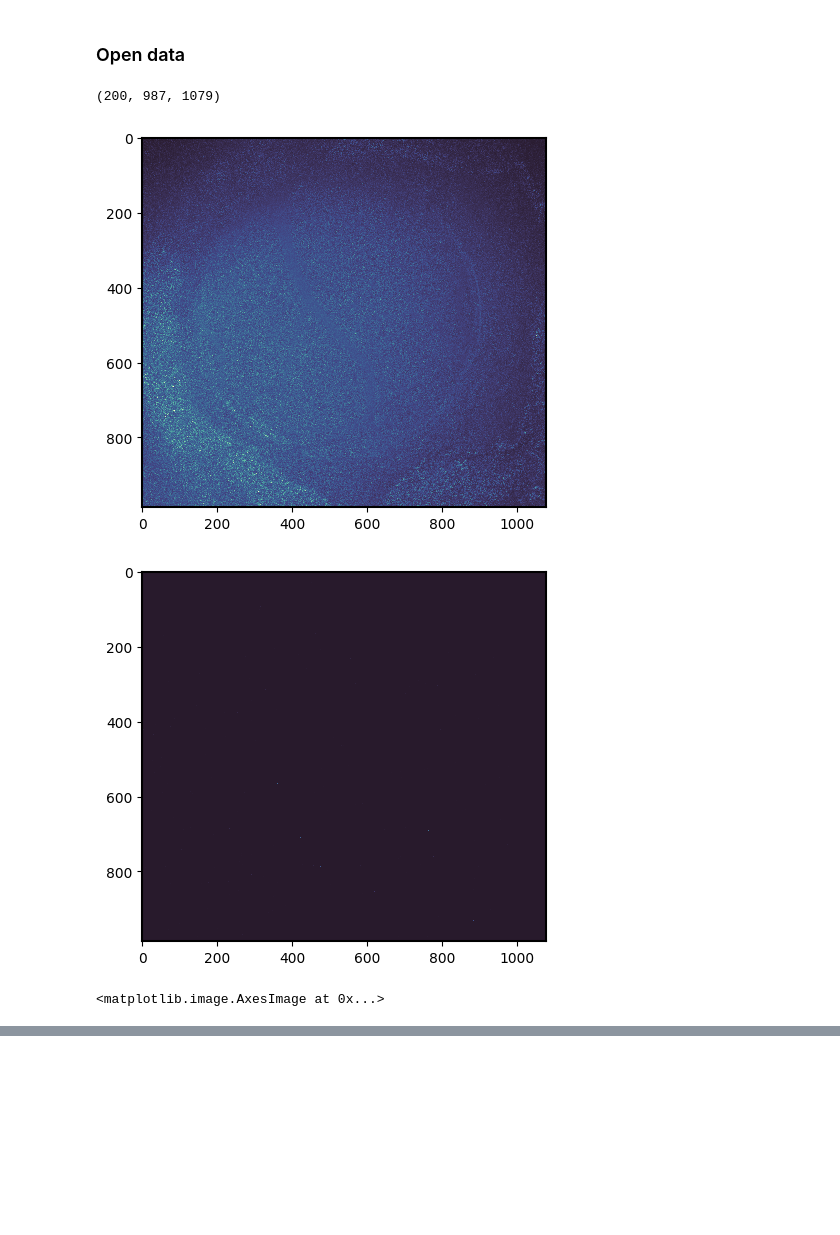
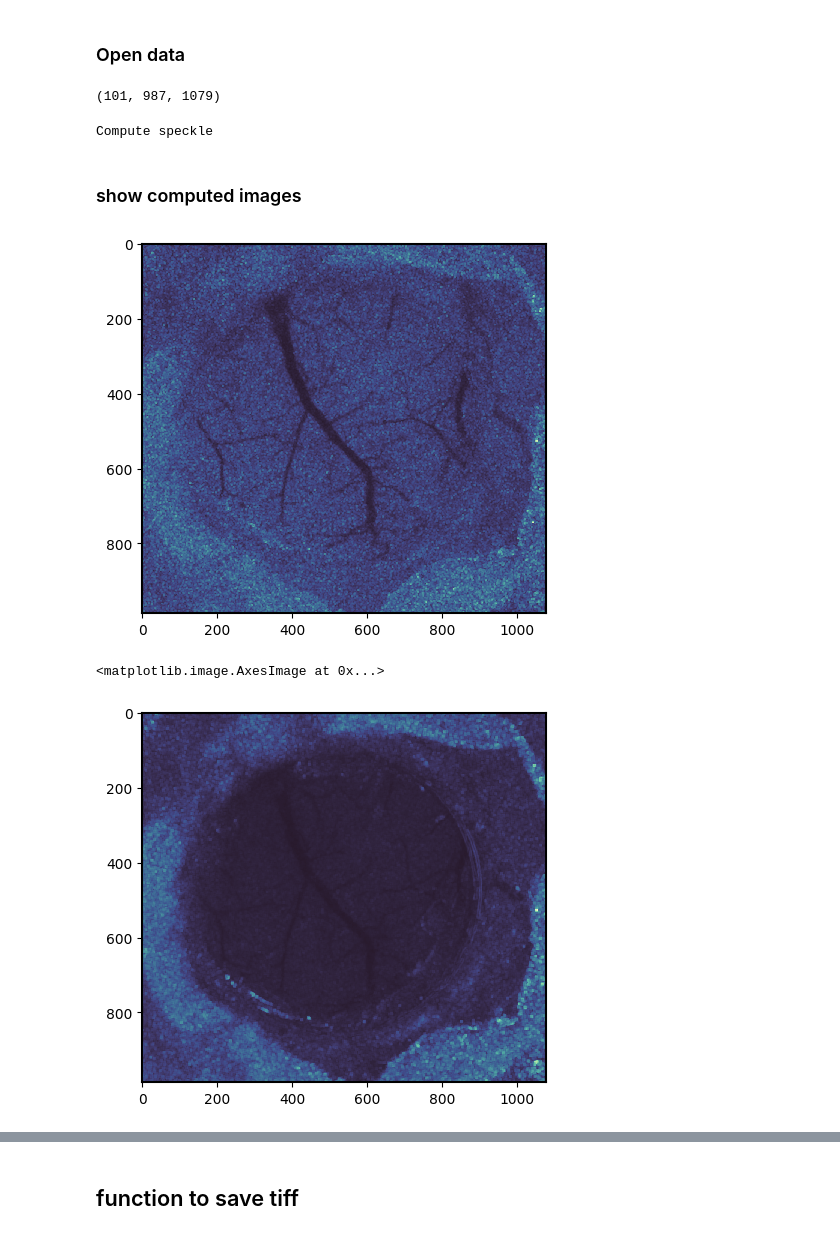
Before and after one commit to Laboratory-of-Vincent-Breton-Provencher/Widefield-Imaging-Acquisition, a Jupyter notebook: analysisPipeline/LSCI.ipynb, the cells around one changed output, grey strips where cells are left out. Drawn from its saved outputs; the diff is of its cells as text; code cells hidden in the pictures; blank space fills up the shorter version.

Commit message:
LSCI debugged for now

```diff
--- a/analysisPipeline/LSCI.ipynb
+++ b/analysisPipeline/LSCI.ipynb
@@ -102,31 +103,20 @@ def create_npy_stack(folder_path:str, save_path:str,  wl:int):
     np.save(save_path+"\\{}_rawStack.npy".format(wl), _3d_stack)
 
 
-folder_path = r"Y:\gGermain\2024-07-18\785"
-save_path = r"Y:\gGermain\2024-07-18"
+folder_path = r"C:\Users\gabri\Desktop\testAnalyse\2024_07_18\785"
+save_path = r"C:\Users\gabri\Desktop\testAnalyse\2024_07_18\785"
+# folder_path = r"Y:\gGermain\2024-07-18\785"
+# save_path = r"Y:\gGermain\2024-07-18"
 wl = 785
 
 # create_npy_stack(folder_path, save_path, wl)
 # data = np.load(r"Y:\gGermain\2024-07-18\785_rawStack.npy")
+data = np.load(r"C:\Users\gabri\Desktop\testAnalyse\2024_07_18\785\785_rawStack.npy").astype(np.float32)
 # data = data[:200]
 # print(data.shape)
 # %% [output]
-(200, 987, 1079)
+(101, 987, 1079)
 # %%
-##  WFMOVIE
-
-# kernel_size = 9
-# kernel = np.ones((kernel_size,kernel_size))/kernel_size**2
-# data_LSCI = np.zeros(data.shape)
-# for i,frame in tqdm(enumerate(data)):
-#     mean = correlate(frame,kernel,mode = 'nearest')
-#     std = np.sqrt(correlate(frame*frame,kernel,mode = 'nearest')-mean**2)
-#     K = std/mean
-#     data_LSCI[i,:,:] = std
-
-
-## CLEROUX
-
 def speckle_contrast(raw_speckle_data, window_size=7):
     num_frames, height, width = raw_speckle_data.shape
     contrast_data = np.zeros((num_frames, height, width), dtype=np.float32)
@@ -146,25 +136,30 @@ def speckle_contrast(raw_speckle_data, window_size=7):
 
 
 print("Compute speckle")
-static_data = np.array([np.mean(data, axis=0)])
-static_data = speckle_contrast(static_data, window_size=7)
+static_data = np.array([np.mean(data, axis=0)], dtype=np.float32)
+static_data_LSCI = speckle_contrast(static_data, window_size=7)
+data_LSCI = speckle_contrast(data, window_size=5)
 
-data_LSCI = speckle_contrast(data, window_size=15)
-# data_LSCI = 1 / np.power(data_LSCI, 2)
-# np.nan_to_num(data_LSCI, copy=False, nan=0.0, posinf=0.0, neginf=0.0)
+data_LSCI = (65535 * (data_LSCI - np.min(data_LSCI))/(np.max(data_LSCI - np.min(data_LSCI)))).astype(np.uint16)
+# %% [output]
+Compute speckle
+# %% [markdown]
+### show computed images
 # %%
-frame=10
+frame=9
 
-plt.imshow(data[frame])
-plt.show()
+# plt.imshow(data[frame])
+# plt.show()
 plt.imshow(data_LSCI[frame])
 plt.show()
-plt.imshow(static_data[0])
+# plt.imshow(static_data[0])
+# plt.show()
+plt.imshow(static_data_LSCI[0])
 
 # print(data_LSCI.dtype)
 # print(np.min(data_LSCI), np.max(data_LSCI))
 # print(data.shape)
 # %% [output]
-[figure, old version]
+[figure, new version]
+<matplotlib.image.AxesImage at 0x...>
-[figure, old version]
+[figure, new version]
-<matplotlib.image.AxesImage at 0x...>
@@ -171,0 +166,2 @@ plt.imshow(static_data[0])
+# %% [markdown]
+## function to save tiff
```
Also changed, not shown: parts of 3 cells of this notebook, 3 other files.
